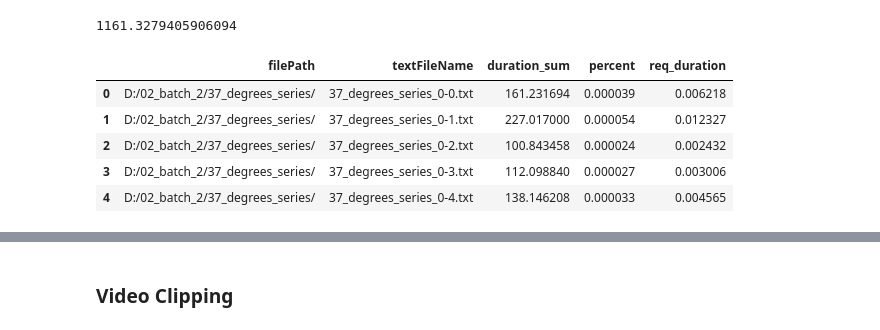
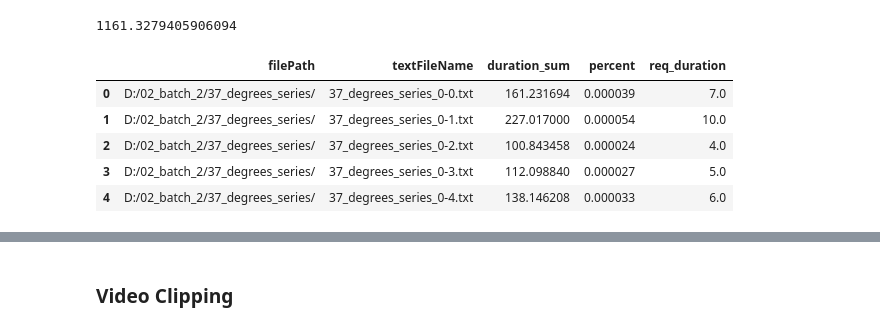
Before and after one commit to xs2wasif/arabic_speech_recognition, a Jupyter notebook: audioTextRandomSampling.ipynb, the cells around one changed output, grey strips where cells are left out. Drawn from its saved outputs; the diff is of its cells as text; code cells hidden in the pictures.

```diff
--- a/audioTextRandomSampling.ipynb
+++ b/audioTextRandomSampling.ipynb
@@ -97,22 +97,22 @@ df.duration.sum()/3600
 # %%
 df_percent = df.groupby(['filePath','textFileName']).agg({'duration':['sum']}).reset_index()
 df_percent=df_percent.droplevel(axis=1,level=1)
 df_percent.rename(columns={'duration':'duration_sum'},inplace=True)
 
 def as_perc(value, total):
     return value/float(total)
 
 res = pd.DataFrame(df_percent.duration_sum.apply(as_perc, total=df_percent.duration_sum.sum()))
 df_percent['percent'] = res
 
-df_percent['req_duration'] = df_percent['duration_sum']*df_percent['percent']
+df_percent['req_duration'] = round(df_percent['percent']*180000)
 df_percent.head(5)
 # %% [output]
 |  | filePath | textFileName | duration_sum | percent | req_duration |
-| 0 | D:/02_batch_2/37_degrees_series/ | 37_degrees_series_0-0.txt | 161.231694 | 0.000039 | 0.006218 |
-| 1 | D:/02_batch_2/37_degrees_series/ | 37_degrees_series_0-1.txt | 227.017000 | 0.000054 | 0.012327 |
-| 2 | D:/02_batch_2/37_degrees_series/ | 37_degrees_series_0-2.txt | 100.843458 | 0.000024 | 0.002432 |
-| 3 | D:/02_batch_2/37_degrees_series/ | 37_degrees_series_0-3.txt | 112.098840 | 0.000027 | 0.003006 |
-| 4 | D:/02_batch_2/37_degrees_series/ | 37_degrees_series_0-4.txt | 138.146208 | 0.000033 | 0.004565 |
+| 0 | D:/02_batch_2/37_degrees_series/ | 37_degrees_series_0-0.txt | 161.231694 | 0.000039 | 7.0 |
+| 1 | D:/02_batch_2/37_degrees_series/ | 37_degrees_series_0-1.txt | 227.017000 | 0.000054 | 10.0 |
+| 2 | D:/02_batch_2/37_degrees_series/ | 37_degrees_series_0-2.txt | 100.843458 | 0.000024 | 4.0 |
+| 3 | D:/02_batch_2/37_degrees_series/ | 37_degrees_series_0-3.txt | 112.098840 | 0.000027 | 5.0 |
+| 4 | D:/02_batch_2/37_degrees_series/ | 37_degrees_series_0-4.txt | 138.146208 | 0.000033 | 6.0 |
 # %%
 df_percent.groupby('filePath').agg({'percent':'sum'})
```
Also changed, not shown: parts of 1 cell of this notebook.
